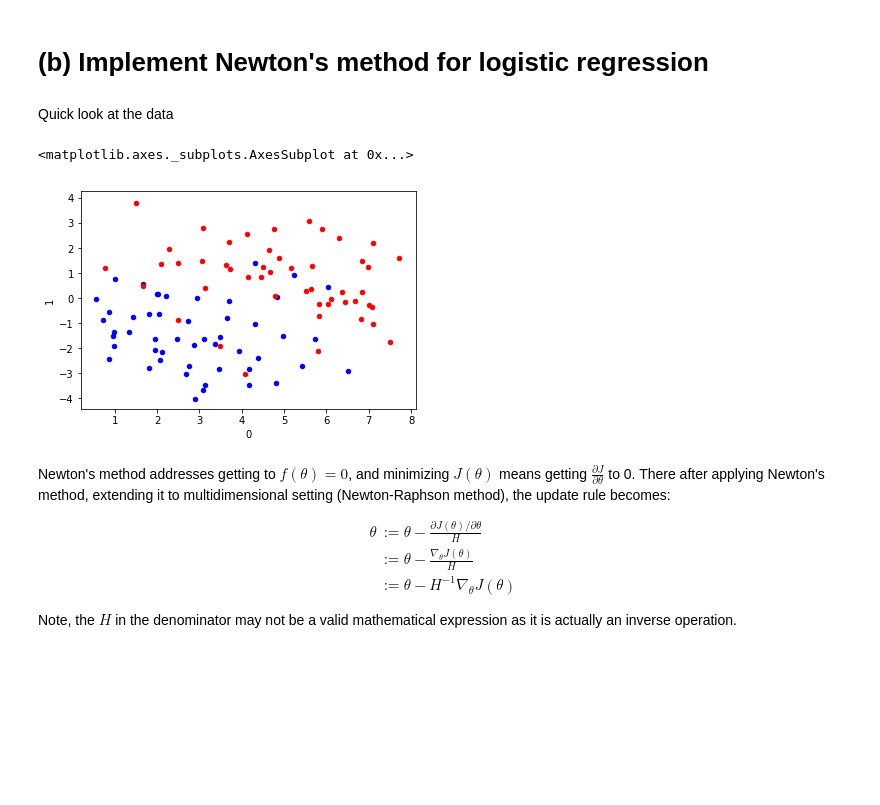
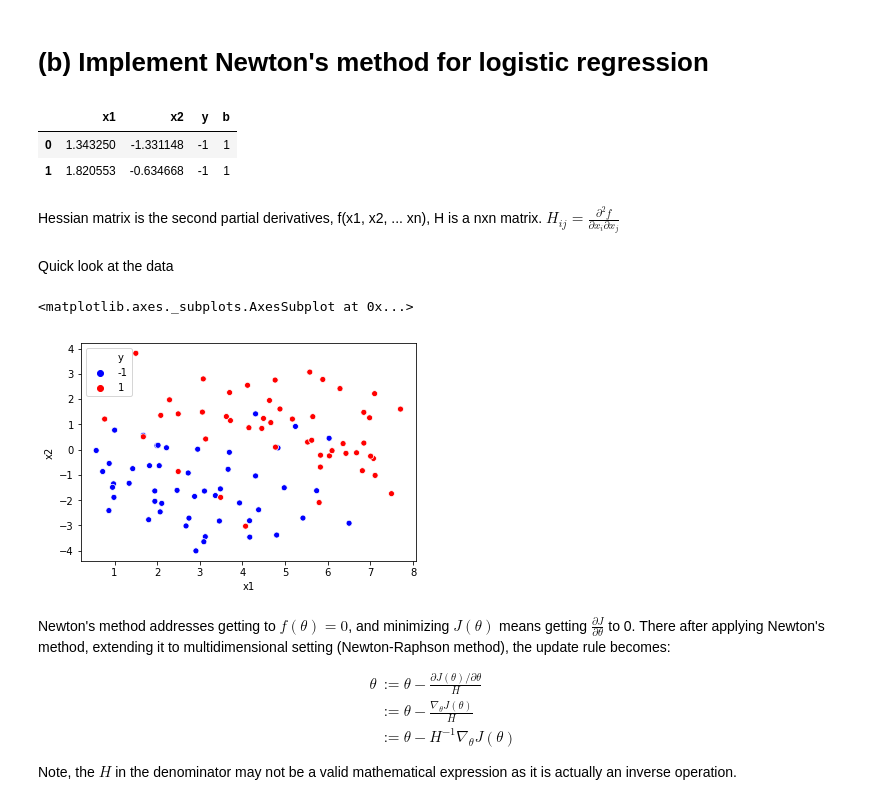
Before and after one commit to stuartzong/stanford-cs229, a Jupyter notebook: Problem-set-1/1-Logistic-regression.ipynb, the cells around one changed output. Drawn from its saved outputs; the diff is of its cells as text; code cells hidden in the pictures; blank space fills up the shorter version.

```diff
--- a/Problem-set-1/1-Logistic-regression.ipynb
+++ b/Problem-set-1/1-Logistic-regression.ipynb
@@ -78,8 +79,14 @@ import matplotlib.pyplot as plt
 
 %matplotlib inline
 # %%
-# df_X = pd.read_csv('http://cs229.stanford.edu/ps/ps1/logistic_x.txt', sep='\ +', header=None, engine='python')
-# ys = pd.read_csv('http://cs229.stanford.edu/ps/ps1/logistic_y.txt', sep='\ +', header=None, engine='python')
 df_X = pd.read_csv('./data/logistic_x.txt', sep='\ +', header=None, engine='python')
+df_X.columns = ['x1', 'x2']
 ys = pd.read_csv('./data/logistic_y.txt', sep='\ +', header=None, engine='python')
 ys = ys.astype(int)
+df_X['y'] = ys[0].values
+df_X['b'] = 1
+df_X.head(2)
+# %% [output]
+|  | x1 | x2 | y | b |
+| 0 | 1.343250 | -1.331148 | -1 | 1 |
+| 1 | 1.820553 | -0.634668 | -1 | 1 |
@@ -88,13 +93,13 @@ df_X['label'] = ys[0].values
+# %% [markdown]
+Hessian matrix is the second partial derivatives, f(x1, x2, ... xn), H is a nxn matrix.
+$H_{ij}= \frac{\partial ^2f}{\partial x_i\partial x_j}$
 # %% [markdown]
 Quick look at the data
-# %%
-ax = plt.axes()
-
-df_X.query('label == -1').plot.scatter(x=0, y=1, ax=ax, color='blue')
-df_X.query('label == 1').plot.scatter(x=0, y=1, ax=ax, color='red')
-# %% [output]
-<matplotlib.axes._subplots.AxesSubplot at 0x...>
-[figure, removed]
+# %%
+sns.scatterplot(x='x1', y='x2', data=df_X, hue='y', palette=['blue', 'red'])
+# %% [output]
+<matplotlib.axes._subplots.AxesSubplot at 0x...>
+[figure, added]
 # %% [markdown]
 Newton's method addresses getting to $f(\theta) = 0$, and minimizing $J(\theta)$ means getting $\frac{\partial J}{\partial \theta}$ to 0. There after applying Newton's method, extending it to multidimensional setting (Newton-Raphson method), the update rule becomes:
 
```
Also changed, not shown: parts of 8 cells of this notebook, 16 other files.
